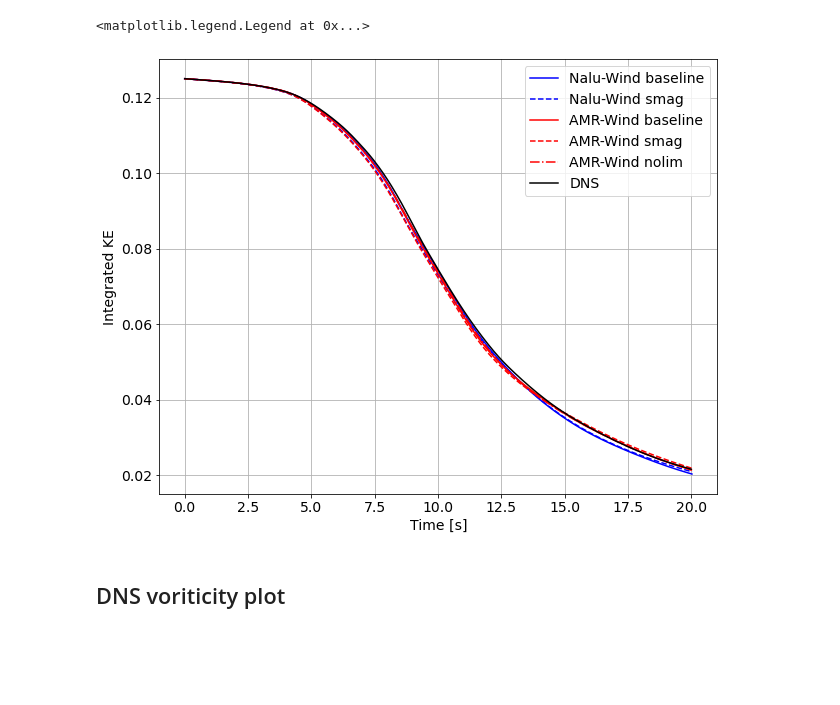
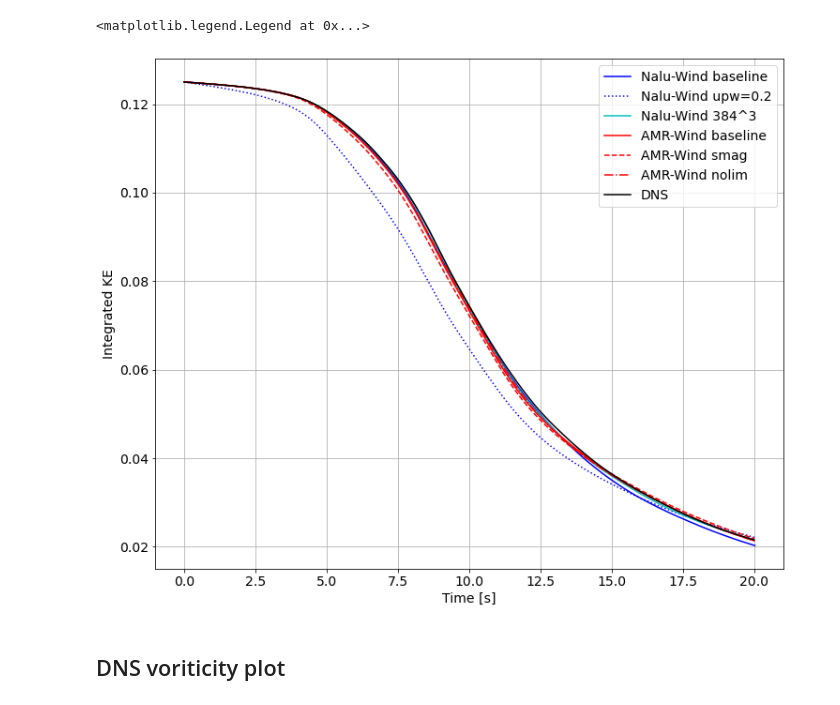
Before and after one commit to lawrenceccheung/ExawindTGV, a Jupyter notebook: TGV_KE_Comparison.ipynb, the cells around one changed output. Cells and saved outputs as stored; diff of their text form; code cells hidden in the pictures; blank space fills up the shorter version.

Commit message:
Update TGV comparison with Nalu-Wind 384 run

```diff
--- a/TGV_KE_Comparison.ipynb
+++ b/TGV_KE_Comparison.ipynb
@@ -11,10 +11,11 @@ getparam = lambda keylabel, pdict, default: pdict[keylabel] if keylabel in pdict
 # %%
 # All cases
 allcases = [['Nalu-Wind baseline', 'NaluRuns/192cubed/baseline/ke_time.dat',        {'tcol':2, 'kecol':0, 'color':'b'}],
-            ['Nalu-Wind smag',     'NaluRuns/192cubed/smag/ke_time.dat',            {'tcol':2, 'kecol':0, 'color':'b', 'ls':'--'}],
+            #['Nalu-Wind smag',     'NaluRuns/192cubed/smag/ke_time.dat',            {'tcol':2, 'kecol':0, 'color':'b', 'ls':'--'}],
             #['Nalu-Wind upw=0.1',  'NaluRuns/192cubed/upwind_0100/ke_time.dat',     {'tcol':2, 'kecol':0, 'color':'b', 'ls':'-.'}],
             ['Nalu-Wind upw=0.2',  'NaluRuns/192cubed/upwind_0200/ke_time.dat',     {'tcol':2, 'kecol':0, 'color':'b', 'ls':':'}],
             #['Nalu-Wind upw=0.3',  'NaluRuns/192cubed/upwind_0300/ke_time.dat',     {'tcol':2, 'kecol':0, 'color':'b', 'ls':'-.'}],
+            ['Nalu-Wind 384^3',    'NaluRuns/384cubed/baseline/ke_time.dat',        {'tcol':2, 'kecol':0, 'color':'c', 'ls':'-'}],
 
             ['AMR-Wind baseline',  'AMRRuns/AMR_tke.dat',                           {'tcol':0, 'kecol':1, 'color':'r'}],
             ['AMR-Wind smag',      'AMRRuns/AMR_tke.dat',                           {'tcol':0, 'kecol':3, 'color':'r', 'ls':'--'}],
@@ -23,27 +24,28 @@ allcases = [['Nalu-Wind baseline', 'NaluRuns/192cubed/baseline/ke_time.dat',
            ]
 # %%
 # Plot the kinetic energy vs time
-plt.figure(figsize=(10,8));
+plt.figure(figsize=(12,10));
 plt.rc('font', size=14)
 
 for case in allcases:
     label  = case[0]
     kefile = case[1]
     d      = case[2]
     tcol   = getparam('tcol',  d, 0)
     kecol  = getparam('kecol', d, 1)
     color  = getparam('color', d, 'g')
     ls     = getparam('ls',    d, '-')
     dat    = np.loadtxt(kefile)
     plt.plot(dat[:,tcol], dat[:,kecol], color=color, ls=ls, label=label)
 
 plt.xlabel('Time [s]')
 plt.ylabel('Integrated KE')
 plt.grid()
 plt.legend()
+#plt.xlim([0, 6]); plt.ylim([0.116, 0.126])
 # %% [output]
 <matplotlib.legend.Legend at 0x...>
-[figure, old version]
+[figure, new version]
 # %% [markdown]
 ## DNS voriticity plot
 # %%
```
